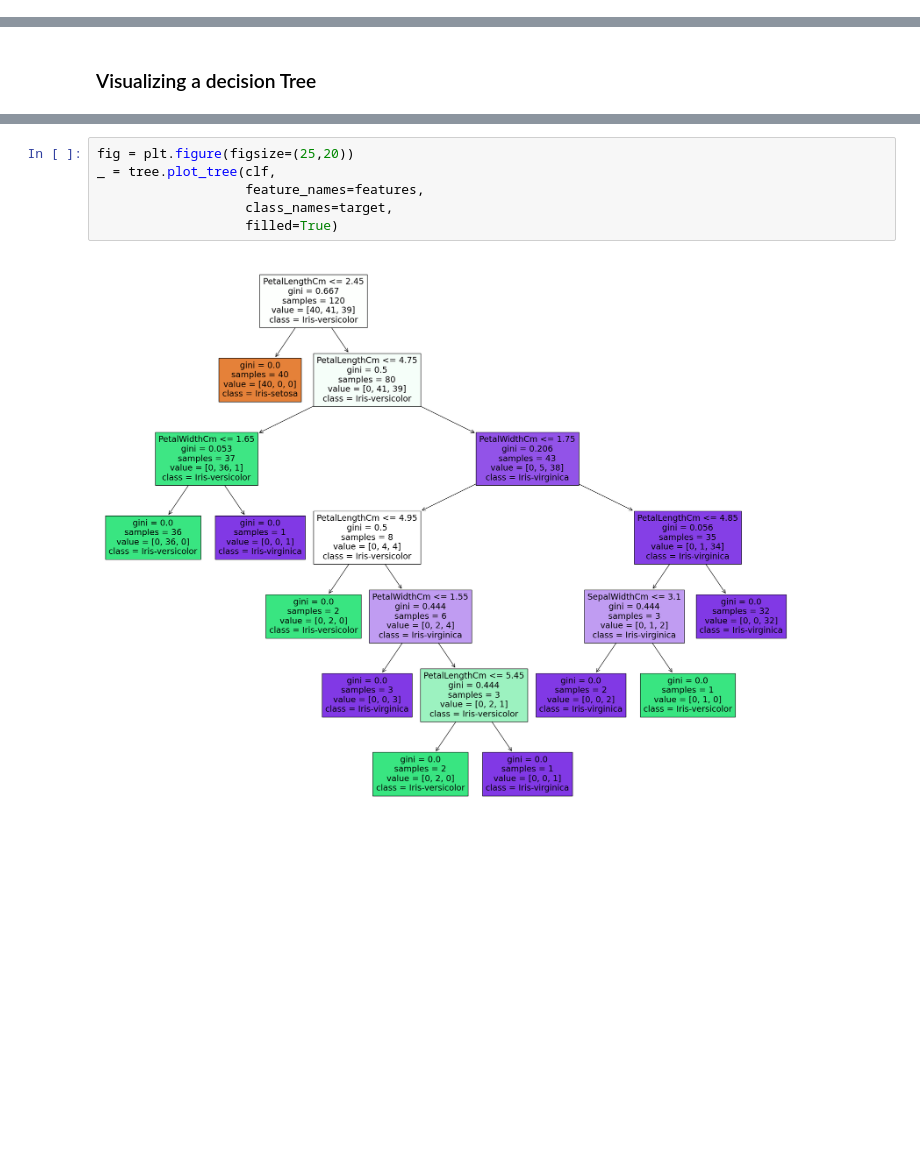
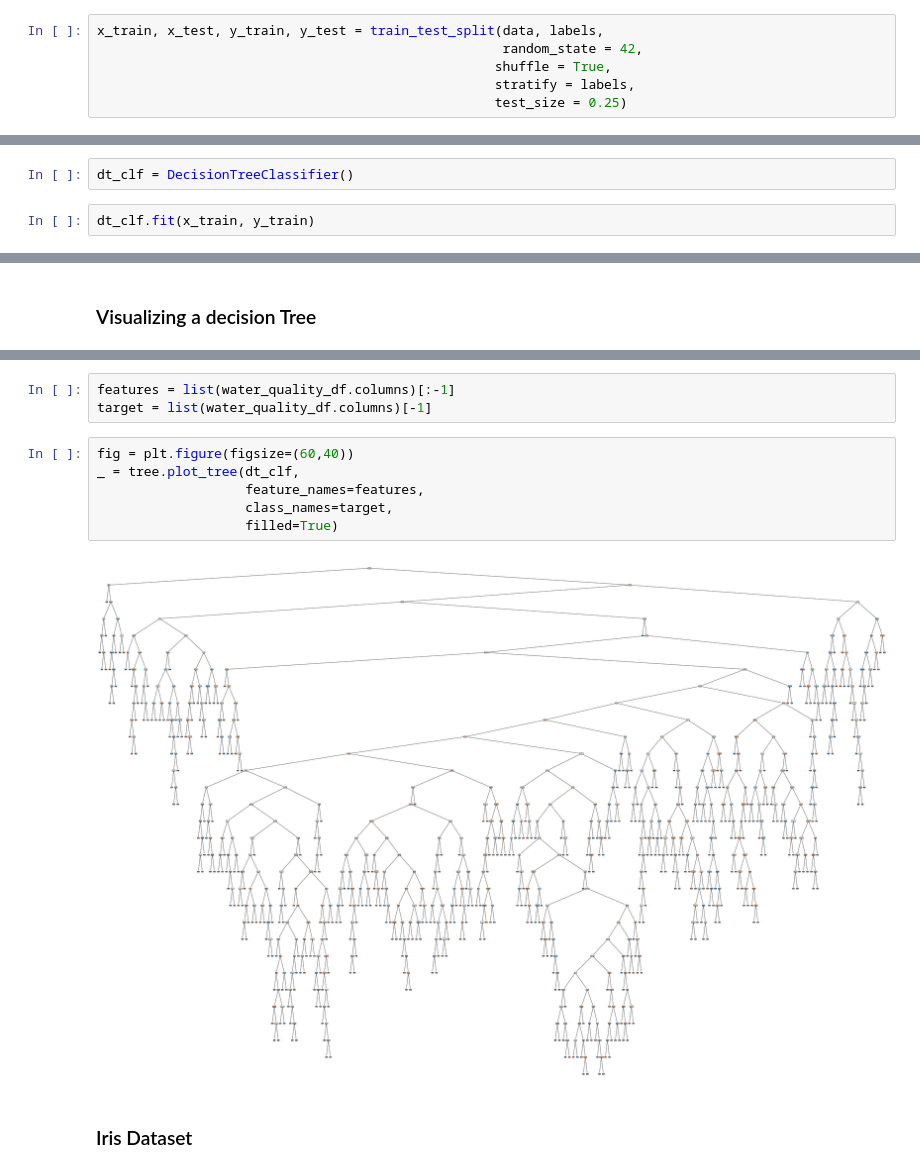
Before and after one commit to prabhat-123/Python_For_Data_Science, a Jupyter notebook: Decision_Trees.ipynb, the cells around one changed output, grey strips where cells are left out. Drawn from its saved outputs; the diff is of its cells as text; blank space fills up the shorter version.

Commit message:
decision tree theory on id3 and cart algorithm and decision tree classifier example implementation

```diff
--- a/Decision_Trees.ipynb
+++ b/Decision_Trees.ipynb
@@ -143,0 +529,6 @@ Gini Index(Leaf) = 1 - ∑(p_i^2)
+# %%
+x_train, x_test, y_train, y_test = train_test_split(data, labels,
+                                                    random_state = 42,
+                                                   shuffle = True,
+                                                   stratify = labels,
+                                                   test_size = 0.25)
@@ -143,0 +547,4 @@ Gini Index(Leaf) = 1 - ∑(p_i^2)
+# %%
+dt_clf = DecisionTreeClassifier()
+# %%
+dt_clf.fit(x_train, y_train)
@@ -151,8 +602,13 @@ print(text_representation)
+# %%
+features = list(water_quality_df.columns)[:-1]
+target = list(water_quality_df.columns)[-1]
 # %%
-fig = plt.figure(figsize=(25,20))
-_ = tree.plot_tree(clf,
+fig = plt.figure(figsize=(60,40))
+_ = tree.plot_tree(dt_clf,
                    feature_names=features,
                    class_names=target,
                    filled=True)
 # %% [output]
-[figure, old version]
+[figure, new version]
+# %% [markdown]
+### Iris Dataset
```
Also changed, not shown: parts of 67 cells of this notebook, 1 other file.
